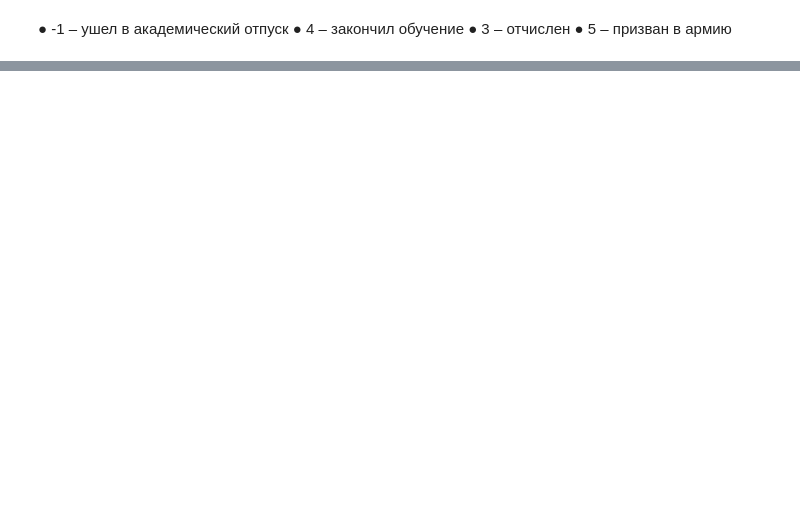
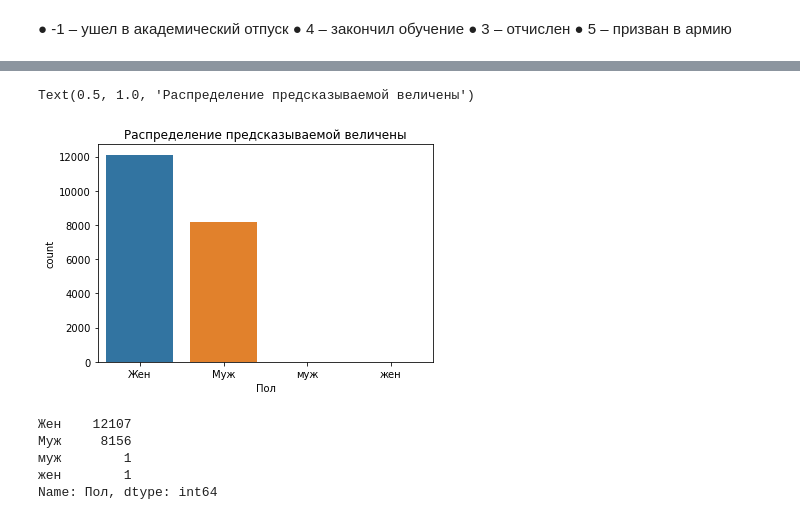
Before and after one commit to tlutfullin/Hakaton, a Jupyter notebook: Хакатон_прогнозирование_статуса_студента.ipynb, the cells around one changed output, grey strips where cells are left out. Drawn from its saved outputs; the diff is of its cells as text; code cells hidden in the pictures; blank space fills up the shorter version.

```diff
--- a/Хакатон_прогнозирование_статуса_студента.ipynb
+++ b/Хакатон_прогнозирование_статуса_студента.ipynb
@@ -416,0 +125,4 @@ array(['Россия', nan, 'Казахстан', 'Кыргызстан', 'Ки
+# %%
+# Удалми дублицаты строк
+df = df.loc[:,~df.columns.duplicated()]
+df
@@ -416,0 +337,14 @@ array(['Россия', nan, 'Казахстан', 'Кыргызстан', 'Ки
+# %%
+df.loc[( df['Регион_ПП'].str.contains('Алтай', case = False, na=False,  regex= True) ), 'Регион_ПП'] = 'Алтайский край'
+
+df.loc[( df['Регион_ПП'].str.contains('Восточно-Казахстанс', case = False, na=False,  regex= True) ), 'Регион_ПП'] = 'Восточно-Казахстанская область'
+
+df.loc[( df['Регион_ПП'].str.contains('Кемеровска', case = False, na=False,  regex= True) ), 'Регион_ПП'] = 'Кемеровская область'
+
+df.loc[( df['Регион_ПП'].str.contains('Новосибирск', case = False, na=False,  regex= True) ), 'Регион_ПП'] = 'Новосибирская область'
+
+df.loc[( df['Регион_ПП'].str.contains('Красноярск', case = False, na=False,  regex= True) ), 'Регион_ПП'] = 'Красноярский край'
+
+df.loc[( df['Регион_ПП'].str.contains('Тыва', case = False, na=False,  regex= True) ), 'Регион_ПП'] = 'Республика Тыва'
+
+df.loc[( df['Регион_ПП'].str.contains('Казахстанск', case = False, na=False,  regex= True) ), 'Регион_ПП'] = 'Восточно-Казахстанская область'
@@ -416,0 +402,4 @@ array(['Россия', nan, 'Казахстан', 'Кыргызстан', 'Ки
+# %%
+df.loc[( df['Уч_Заведение'].str.contains('Алтайский государственный университет', case = False, na=False,  regex= True) ), 'Уч_Заведение'] = 'Алтайский государственный университет'
+
+#df.loc[( df['Уч_Заведение'].str.contains('Алтайский государственный университет', case = False, na=False,  regex= True) ), 'Уч_Заведение'] = 'Алтайский государственный университет'
@@ -416,0 +430,18 @@ array(['Россия', nan, 'Казахстан', 'Кыргызстан', 'Ки
+# %%
+df.loc[( df['Страна_Родители'].str.contains('Росс', case = False, na=False,  regex= True) ), 'Страна_Родители'] = 'Россия'
+
+df.loc[( df['Страна_Родители'].str.contains('Казахстан', case = False, na=False,  regex= True) ), 'Страна_Родители'] = 'Казахстан'
+
+df.loc[( df['Страна_Родители'].str.contains('Кыргыз', case = False, na=False,  regex= True) ), 'Страна_Родители'] = 'Кыргызстан'
+
+df.loc[( df['Страна_Родители'].str.contains('Китай', case = False, na=False,  regex= True) ), 'Страна_Родители'] = 'Китай'
+
+df.loc[( df['Страна_Родители'].str.contains('Таджикистан', case = False, na=False,  regex= True) ), 'Страна_Родители'] = 'Таджикистан'
+
+df.loc[( df['Страна_Родители'].str.contains('КНР', case = False, na=False,  regex= True) ), 'Страна_Родители'] = 'Китай'
+
+df.loc[( df['Страна_Родители'].str.contains('Чеченск', case = False, na=False,  regex= True) ), 'Страна_Родители'] = 'Россия'
+
+df.loc[( df['Страна_Родители'].str.contains('Киргизия', case = False, na=False,  regex= True) ), 'Страна_Родители'] = 'Кыргызстан'
+
+df.loc[( df['Страна_Родители'].str.contains('Молдова', case = False, na=False,  regex= True) ), 'Страна_Родители'] = 'Молдавия'
@@ -416,0 +528,14 @@ array(['Россия', nan, 'Казахстан', 'Кыргызстан', 'Ки
+# %%
+import seaborn as sns
+sns.countplot(x = "Пол" , data  = df).set_title('Распределение предсказываемой величены')
+# %% [output]
+Text(0.5, 1.0, 'Распределение предсказываемой величены')
+[figure, added]
+# %%
+df['Пол'].value_counts()
+# %% [output]
+Жен    12107
+Муж     8156
+муж        1
+жен        1
+Name: Пол, dtype: int64
```
Also changed, not shown: parts of 137 cells of this notebook.
